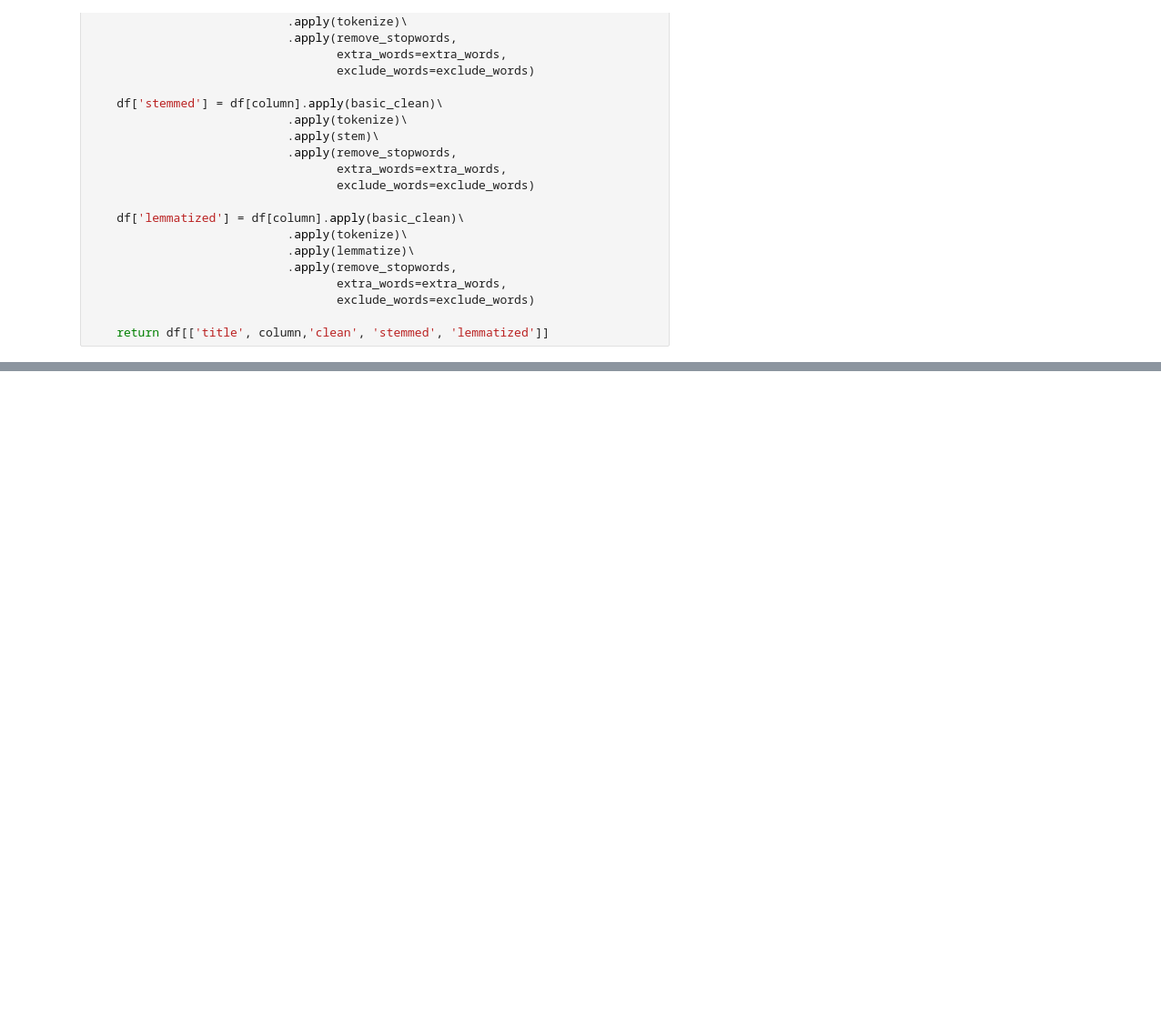
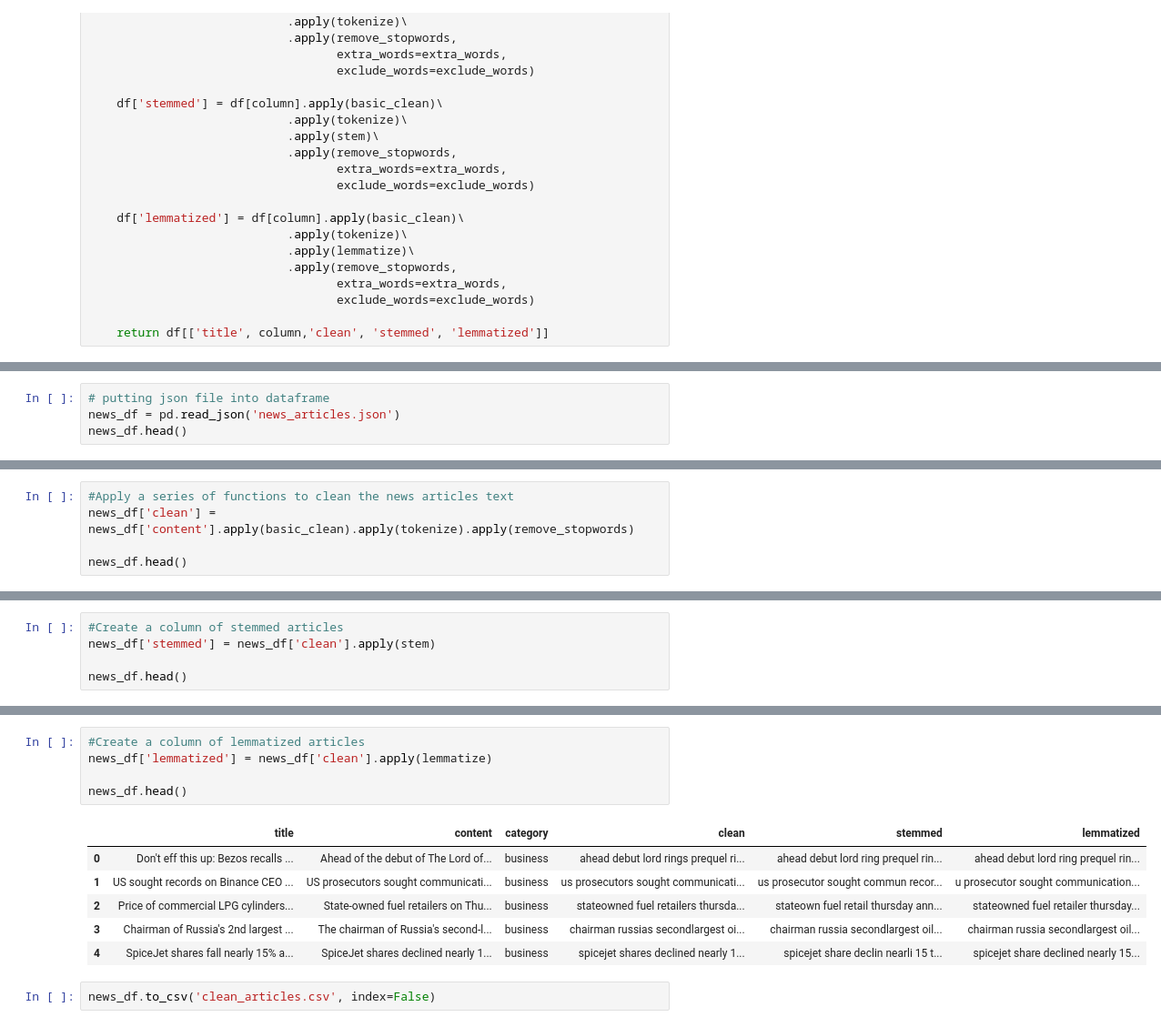
Before and after one commit to m3redithw/natural-language-processing-exercises, a Jupyter notebook: preparation.ipynb, the cells around one changed output, grey strips where cells are left out. Shown: that part at 91% size. Drawn from its saved outputs; the diff is of its cells as text; blank space fills up the shorter version.

```diff
--- a/preparation.ipynb
+++ b/preparation.ipynb
@@ -149,0 +170,4 @@ def prep_article_data(df, column, extra_words=[], exclude_words=[]):
+# %%
+# putting json file into dataframe
+news_df = pd.read_json('news_articles.json')
+news_df.head()
@@ -155,3 +186,8 @@ def prep_article_data(df, column, extra_words=[], exclude_words=[]):
 - clean to hold the normalized and tokenized original with the stopwords removed.
 - stemmed to hold the stemmed version of the cleaned data.
 - lemmatized to hold the lemmatized version of the cleaned data.
+# %%
+#Apply a series of functions to clean the news articles text
+news_df['clean'] = news_df['content'].apply(basic_clean).apply(tokenize).apply(remove_stopwords)
+
+news_df.head()
@@ -157,0 +201,5 @@ def prep_article_data(df, column, extra_words=[], exclude_words=[]):
+# %%
+#Create a column of stemmed articles
+news_df['stemmed'] = news_df['clean'].apply(stem)
+
+news_df.head()
@@ -157,0 +213,14 @@ def prep_article_data(df, column, extra_words=[], exclude_words=[]):
+# %%
+#Create a column of lemmatized articles
+news_df['lemmatized'] = news_df['clean'].apply(lemmatize)
+
+news_df.head()
+# %% [output]
+|  | title | content | category | clean | stemmed | lemmatized |
+| 0 | Don't eff this up: Bezos recalls ... | Ahead of the debut of The Lord of... | business | ahead debut lord rings prequel ri... | ahead debut lord ring prequel rin... | ahead debut lord ring prequel rin... |
+| 1 | US sought records on Binance CEO ... | US prosecutors sought communicati... | business | us prosecutors sought communicati... | us prosecutor sought commun recor... | u prosecutor sought communication... |
+| 2 | Price of commercial LPG cylinders... | State-owned fuel retailers on Thu... | business | stateowned fuel retailers thursda... | stateown fuel retail thursday ann... | stateowned fuel retailer thursday... |
+| 3 | Chairman of Russia's 2nd largest ... | The chairman of Russia's second-l... | business | chairman russias secondlargest oi... | chairman russia secondlargest oil... | chairman russia secondlargest oil... |
+| 4 | SpiceJet shares fall nearly 15% a... | SpiceJet shares declined nearly 1... | business | spicejet shares declined nearly 1... | spicejet share declin nearli 15 t... | spicejet share declined nearly 15... |
+# %%
+news_df.to_csv('clean_articles.csv', index=False)
```
Also changed, not shown: parts of 7 cells of this notebook.
